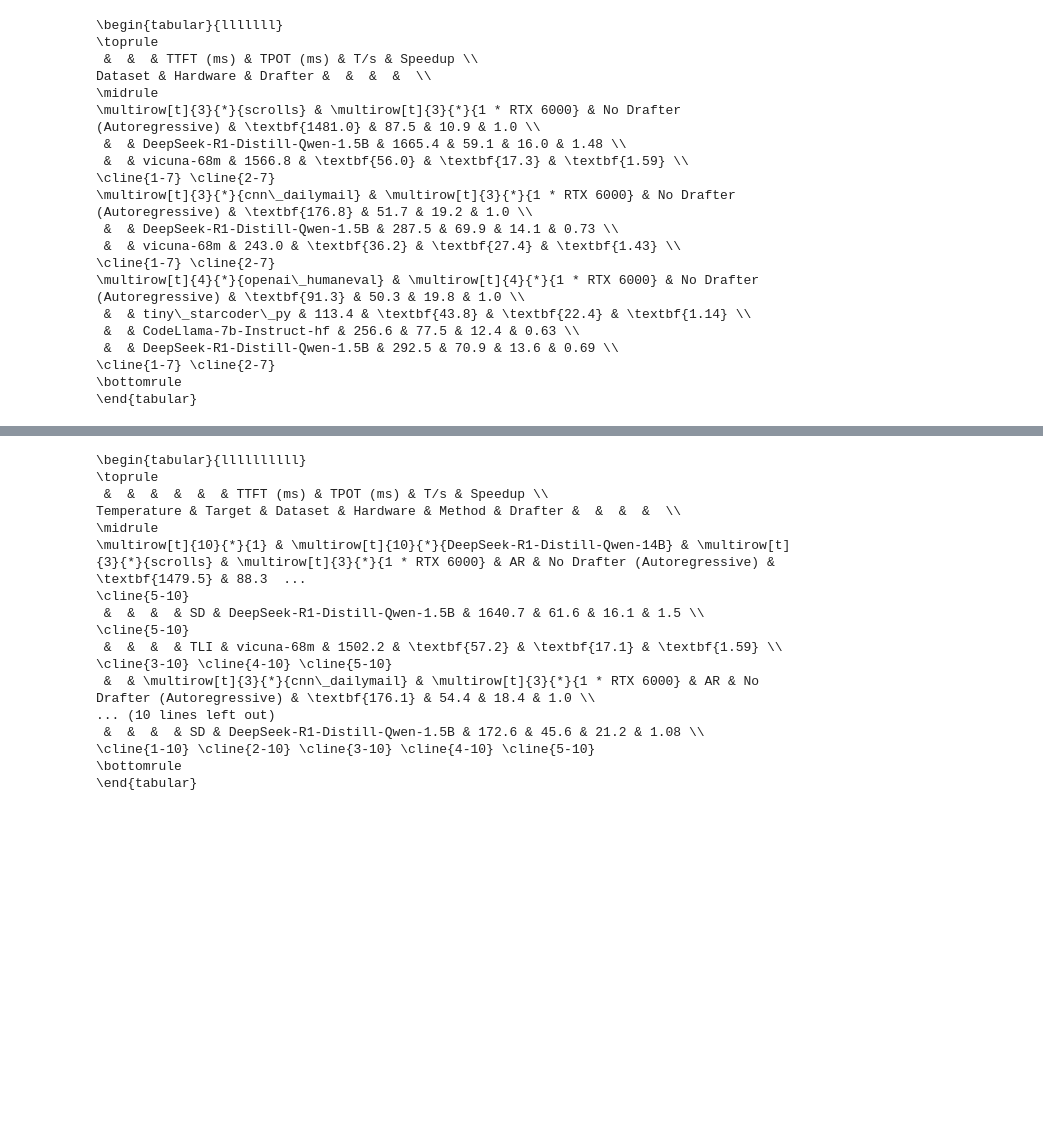
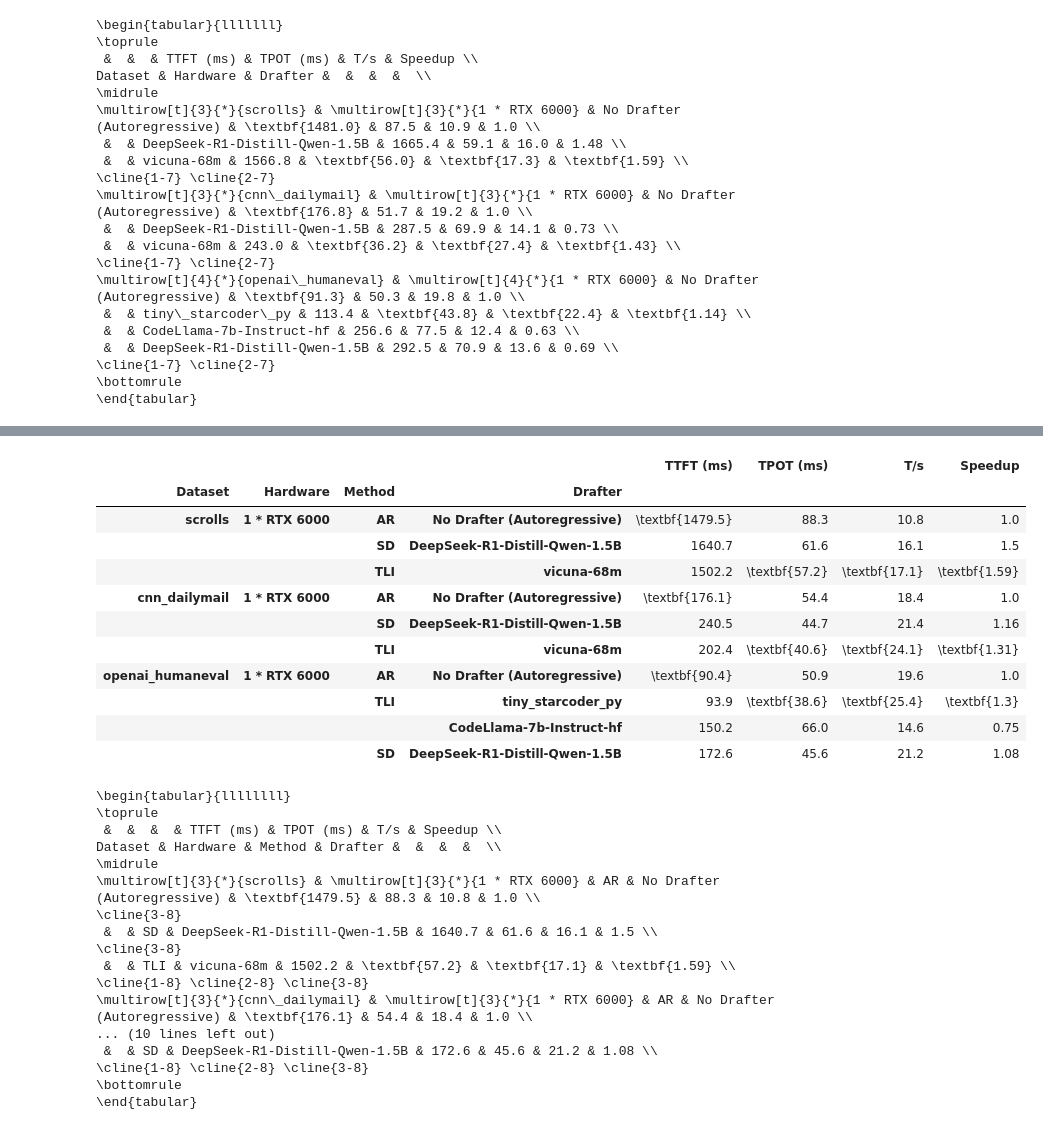
Before and after one commit to keyboardAnt/hf-bench, a Jupyter notebook: hf_bench/speedups.ipynb, the cells around one changed output, grey strips where cells are left out. Cells and saved outputs as stored; diff of their text form; code cells hidden in the pictures; blank space fills up the shorter version.

```diff
--- a/hf_bench/speedups.ipynb
+++ b/hf_bench/speedups.ipynb
@@ -744,9 +724,12 @@ Dataset & Hardware & Drafter &  &  &  &  \\
 \bottomrule
 \end{tabular}
 # %%
-mask_deepseek_qwen_14b = df_summary_for_latex_sorted_bolded_with_hardware.index.get_level_values("Target").str.startswith("DeepSeek-R1-Distill-Qwen-14B")
-mask_temperature_1 = df_summary_for_latex_sorted_bolded_with_hardware.index.get_level_values("Temperature") == 1
-df_deepseek_qwen_14b_temperature_1 = df_summary_for_latex_sorted_bolded_with_hardware[mask_deepseek_qwen_14b & mask_temperature_1]
+def get_df_summary_deepseek_qwen_14b(df_summary: pd.DataFrame, temperature: float) -> pd.DataFrame:
+    mask_deepseek_qwen_14b = df_summary.index.get_level_values("Target").str.startswith("DeepSeek-R1-Distill-Qwen-14B")
+    mask_temperature = df_summary.index.get_level_values("Temperature") == temperature
+    return df_summary[mask_deepseek_qwen_14b & mask_temperature]
+
+df_deepseek_qwen_14b_temperature_1 = get_df_summary_deepseek_qwen_14b(df_summary_for_latex_sorted_bolded_with_hardware, 1)
 df_deepseek_qwen_14b_temperature_1
 # %% [output]
 |  |  |  |  |  |  | TTFT (ms) | TPOT (ms) | T/s | Speedup |
@@ -761,23 +744,48 @@ df_deepseek_qwen_14b_temperature_1
 |  |  |  |  | TLI | tiny_starcoder_py | 93.9 | \textbf{38.6} | \textbf{25.4} | \textbf{1.3} |
 |  |  |  |  |  | CodeLlama-7b-Instruct-hf | 150.2 | 66.0 | 14.6 | 0.75 |
 |  |  |  |  | SD | DeepSeek-R1-Distill-Qwen-1.5B | 172.6 | 45.6 | 21.2 | 1.08 |
+# %%
+def drop_multiindex_columns(df: pd.DataFrame, multiindex_columns_to_drop: List[str]) -> pd.DataFrame:
+    df = df.copy()
+    index_cols = df.index.names
+    df.reset_index(drop=False, inplace=True)
+    df.drop(multiindex_columns_to_drop, axis=1, inplace=True)
+    new_index_cols = index_cols.difference(multiindex_columns_to_drop)
+    df.set_index(new_index_cols, inplace=True)
+    return df
+
+df_deepseek_qwen_14b_temperature_1 = drop_multiindex_columns(df_deepseek_qwen_14b_temperature_1, ["Temperature", "Target"])
+df_deepseek_qwen_14b_temperature_1
+# %% [output]
+|  |  |  |  | TTFT (ms) | TPOT (ms) | T/s | Speedup |
+| Dataset | Hardware | Method | Drafter |  |  |  |  |
+| scrolls | 1 * RTX 6000 | AR | No Drafter (Autoregressive) | \textbf{1479.5} | 88.3 | 10.8 | 1.0 |
+|  |  | SD | DeepSeek-R1-Distill-Qwen-1.5B | 1640.7 | 61.6 | 16.1 | 1.5 |
+|  |  | TLI | vicuna-68m | 1502.2 | \textbf{57.2} | \textbf{17.1} | \textbf{1.59} |
+| cnn_dailymail | 1 * RTX 6000 | AR | No Drafter (Autoregressive) | \textbf{176.1} | 54.4 | 18.4 | 1.0 |
+|  |  | SD | DeepSeek-R1-Distill-Qwen-1.5B | 240.5 | 44.7 | 21.4 | 1.16 |
+|  |  | TLI | vicuna-68m | 202.4 | \textbf{40.6} | \textbf{24.1} | \textbf{1.31} |
+| openai_humaneval | 1 * RTX 6000 | AR | No Drafter (Autoregressive) | \textbf{90.4} | 50.9 | 19.6 | 1.0 |
+|  |  | TLI | tiny_starcoder_py | 93.9 | \textbf{38.6} | \textbf{25.4} | \textbf{1.3} |
+|  |  |  | CodeLlama-7b-Instruct-hf | 150.2 | 66.0 | 14.6 | 0.75 |
+|  |  | SD | DeepSeek-R1-Distill-Qwen-1.5B | 172.6 | 45.6 | 21.2 | 1.08 |
 # %%
 print(get_latex_table(get_df_filtered_out_of_unknown_hardware(df_deepseek_qwen_14b_temperature_1), longtable=False))
 # %% [output]
-\begin{tabular}{llllllllll}
+\begin{tabular}{llllllll}
 \toprule
- &  &  &  &  &  & TTFT (ms) & TPOT (ms) & T/s & Speedup \\
-Temperature & Target & Dataset & Hardware & Method & Drafter &  &  &  &  \\
+ &  &  &  & TTFT (ms) & TPOT (ms) & T/s & Speedup \\
+Dataset & Hardware & Method & Drafter &  &  &  &  \\
 \midrule
-\multirow[t]{10}{*}{1} & \multirow[t]{10}{*}{DeepSeek-R1-Distill-Qwen-14B} & \multirow[t]{3}{*}{scrolls} & \multirow[t]{3}{*}{1 * RTX 6000} & AR & No Drafter (Autoregressive) & \textbf{1479.5} & 88.3  ...
-\cline{5-10}
- &  &  &  & SD & DeepSeek-R1-Distill-Qwen-1.5B & 1640.7 & 61.6 & 16.1 & 1.5 \\
-\cline{5-10}
- &  &  &  & TLI & vicuna-68m & 1502.2 & \textbf{57.2} & \textbf{17.1} & \textbf{1.59} \\
-\cline{3-10} \cline{4-10} \cline{5-10}
- &  & \multirow[t]{3}{*}{cnn\_dailymail} & \multirow[t]{3}{*}{1 * RTX 6000} & AR & No Drafter (Autoregressive) & \textbf{176.1} & 54.4 & 18.4 & 1.0 \\
+\multirow[t]{3}{*}{scrolls} & \multirow[t]{3}{*}{1 * RTX 6000} & AR & No Drafter (Autoregressive) & \textbf{1479.5} & 88.3 & 10.8 & 1.0 \\
+\cline{3-8}
+ &  & SD & DeepSeek-R1-Distill-Qwen-1.5B & 1640.7 & 61.6 & 16.1 & 1.5 \\
+\cline{3-8}
+ &  & TLI & vicuna-68m & 1502.2 & \textbf{57.2} & \textbf{17.1} & \textbf{1.59} \\
+\cline{1-8} \cline{2-8} \cline{3-8}
+\multirow[t]{3}{*}{cnn\_dailymail} & \multirow[t]{3}{*}{1 * RTX 6000} & AR & No Drafter (Autoregressive) & \textbf{176.1} & 54.4 & 18.4 & 1.0 \\
 ... (10 lines left out)
- &  &  &  & SD & DeepSeek-R1-Distill-Qwen-1.5B & 172.6 & 45.6 & 21.2 & 1.08 \\
-\cline{1-10} \cline{2-10} \cline{3-10} \cline{4-10} \cline{5-10}
+ &  & SD & DeepSeek-R1-Distill-Qwen-1.5B & 172.6 & 45.6 & 21.2 & 1.08 \\
+\cline{1-8} \cline{2-8} \cline{3-8}
 \bottomrule
 \end{tabular}
```
Also changed, not shown: parts of 5 cells of this notebook.
